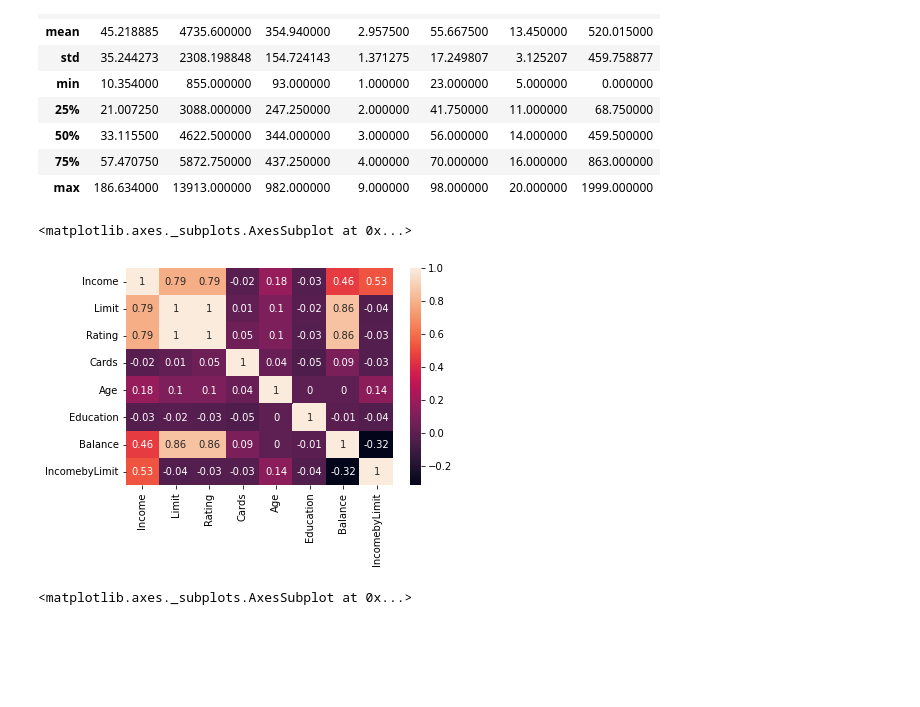
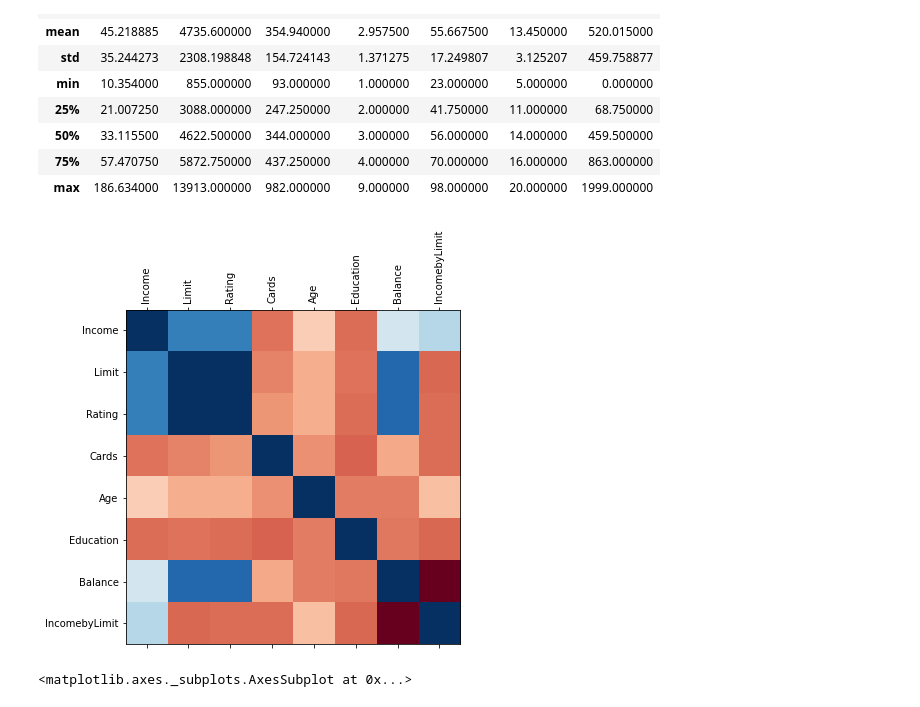
Before and after one commit to sanduriss/DataScience, a Jupyter notebook: Homework2.ipynb, the cells around one changed output. Cells and saved outputs as stored; diff of their text form; code cells hidden in the pictures; blank space fills up the shorter version.

```diff
--- a/Homework2.ipynb
+++ b/Homework2.ipynb
@@ -49,9 +49,14 @@ credit.describe()
 # %%
 #Q5-Use seasoborns heat map to generate following heatmap
 # annot = True to print the correlation inside the square
+corr = credit.corr()
+corr = corr.round(2)
+fig = plt.figure(figsize=(6,6))
+plt.matshow(corr, cmap='RdBu', fignum=fig.number)
+plt.xticks(range(len(corr.columns)), corr.columns, rotation='vertical');
+plt.yticks(range(len(corr.columns)), corr.columns);
 # %% [output]
-<matplotlib.axes._subplots.AxesSubplot at 0x...>
-[figure, old version]
+[figure, new version]
 # %%
 #Q6-Plot the density distribution of Balance
 credit['Balance'].plot(kind='density')
```
Also changed, not shown: parts of 1 cell of this notebook.
